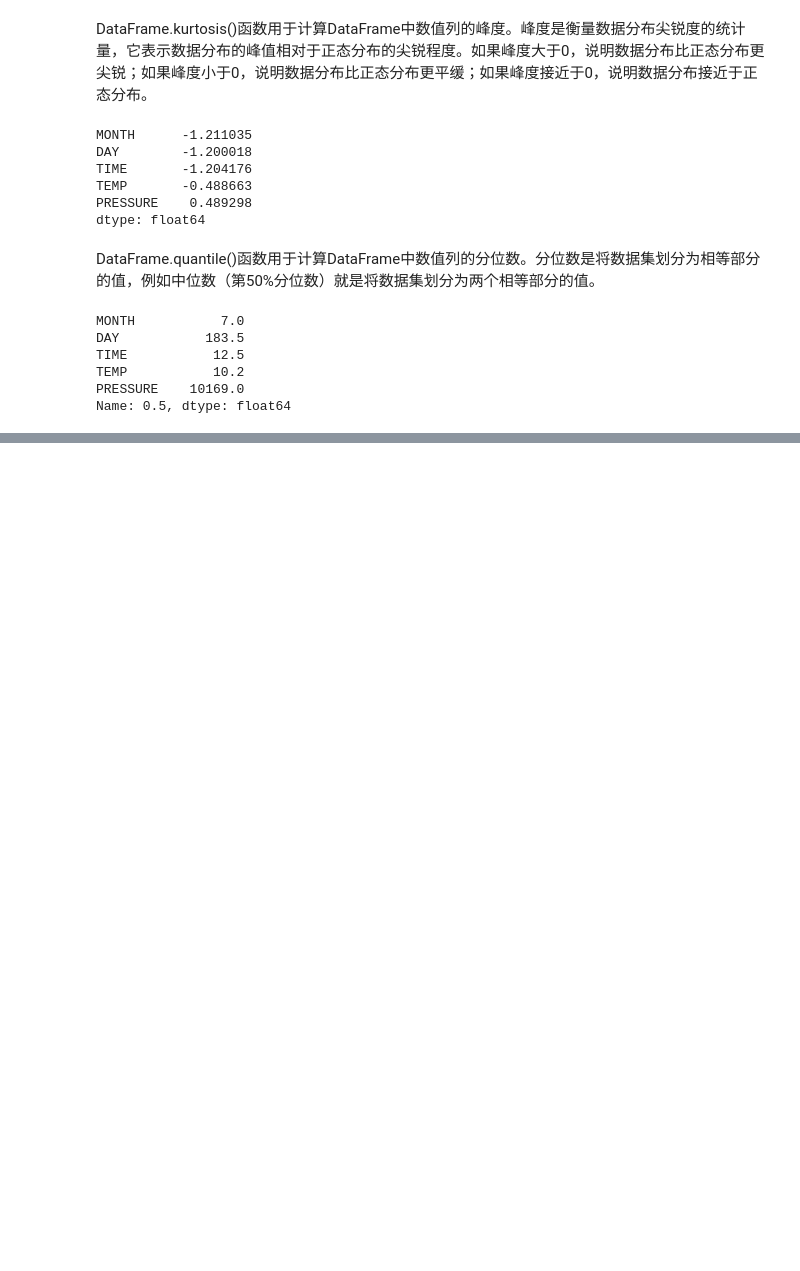
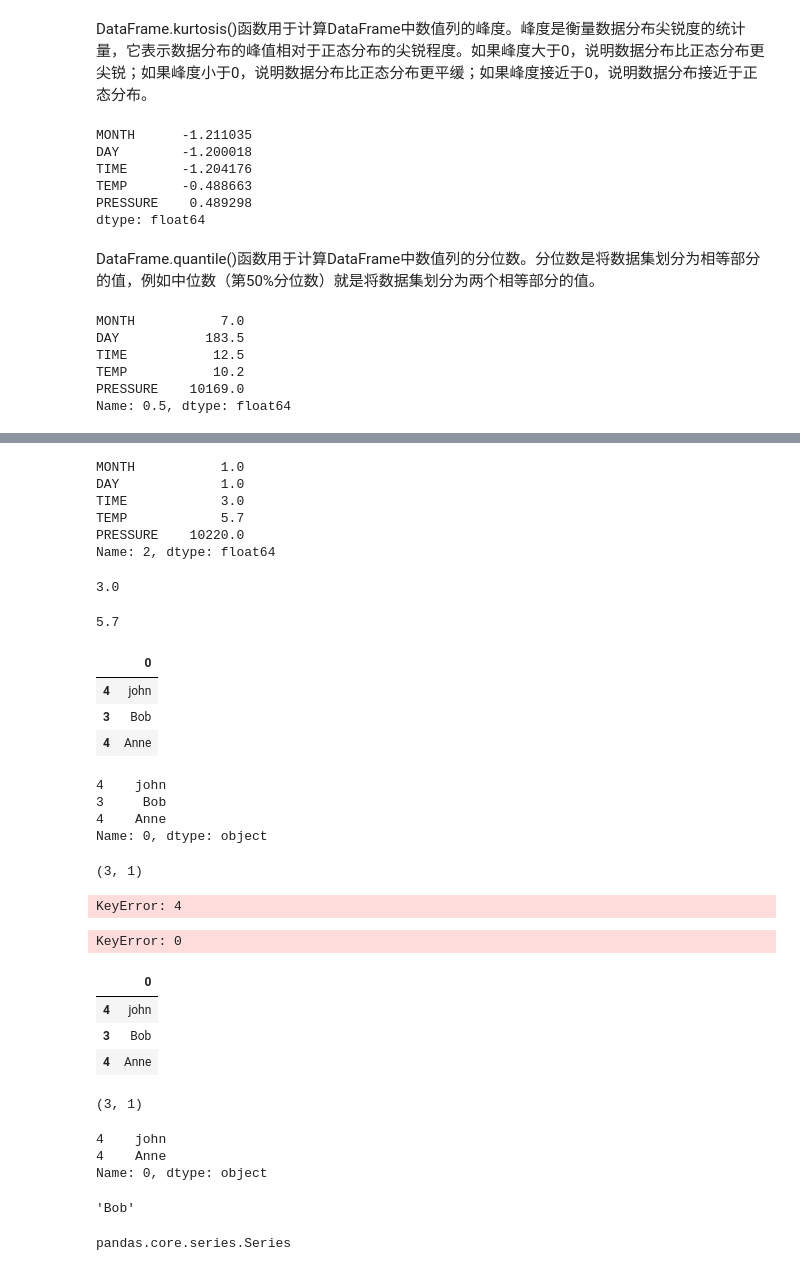
Before and after one commit to yaowenqiang/panda_playbook, a Jupyter notebook: notes.ipynb, the cells around one changed output, grey strips where cells are left out. Drawn from its saved outputs; the diff is of its cells as text; code cells hidden in the pictures; blank space fills up the shorter version.

```diff
--- a/notes.ipynb
+++ b/notes.ipynb
@@ -168,0 +258,70 @@ Name: 0.5, dtype: float64
+# %%
+dft[2]
+# %% [output]
+MONTH           1.0
+DAY             1.0
+TIME            3.0
+TEMP            5.7
+PRESSURE    10220.0
+Name: 2, dtype: float64
+# %%
+dft[2][2]
+# %% [output]
+3.0
+# %%
+dft[2]['TEMP']
+# %% [output]
+5.7
+# %%
+t = pd.DataFrame([['john'], ['Bob'], ['Anne']], index=[4,3,4])
+# %%
+t
+# %% [output]
+|  | 0 |
+| 4 | john |
+| 3 | Bob |
+| 4 | Anne |
+# %%
+t[0]
+# %% [output]
+4    john
+3     Bob
+4    Anne
+Name: 0, dtype: object
+# %%
+t.shape
+# %% [output]
+(3, 1)
+# %%
+t[4]
+# %% [output]
+KeyError: 4
+# %%
+t[0][0]
+# %% [output]
+KeyError: 0
+# %%
+t
+# %% [output]
+|  | 0 |
+| 4 | john |
+| 3 | Bob |
+| 4 | Anne |
+# %%
+t.shape
+# %% [output]
+(3, 1)
+# %%
+t[0][4]
+# %% [output]
+4    john
+4    Anne
+Name: 0, dtype: object
+# %%
+t[0][3]
+# %% [output]
+'Bob'
+# %%
+type(t[0])
+# %% [output]
+pandas.core.series.Series
```
Also changed, not shown: parts of 12 cells of this notebook.
